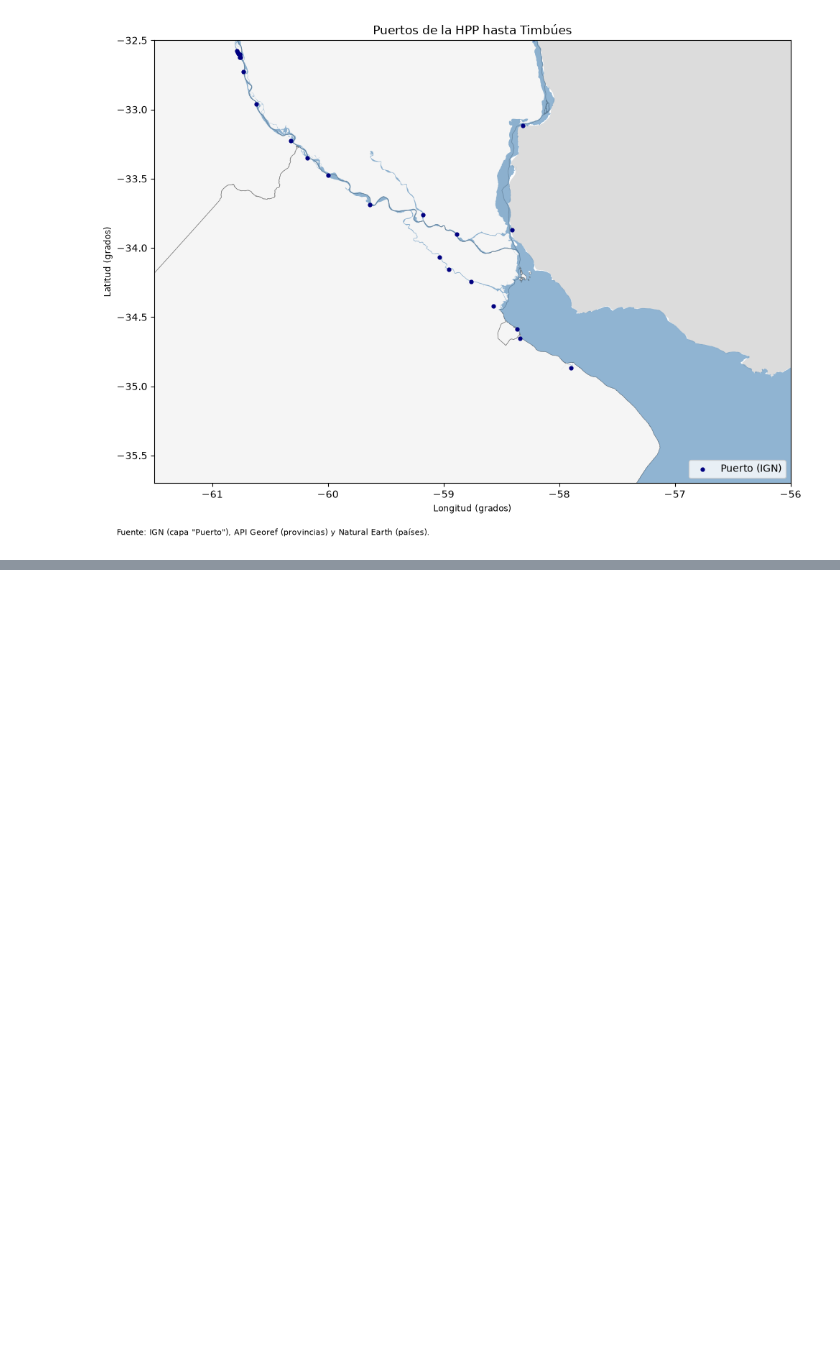
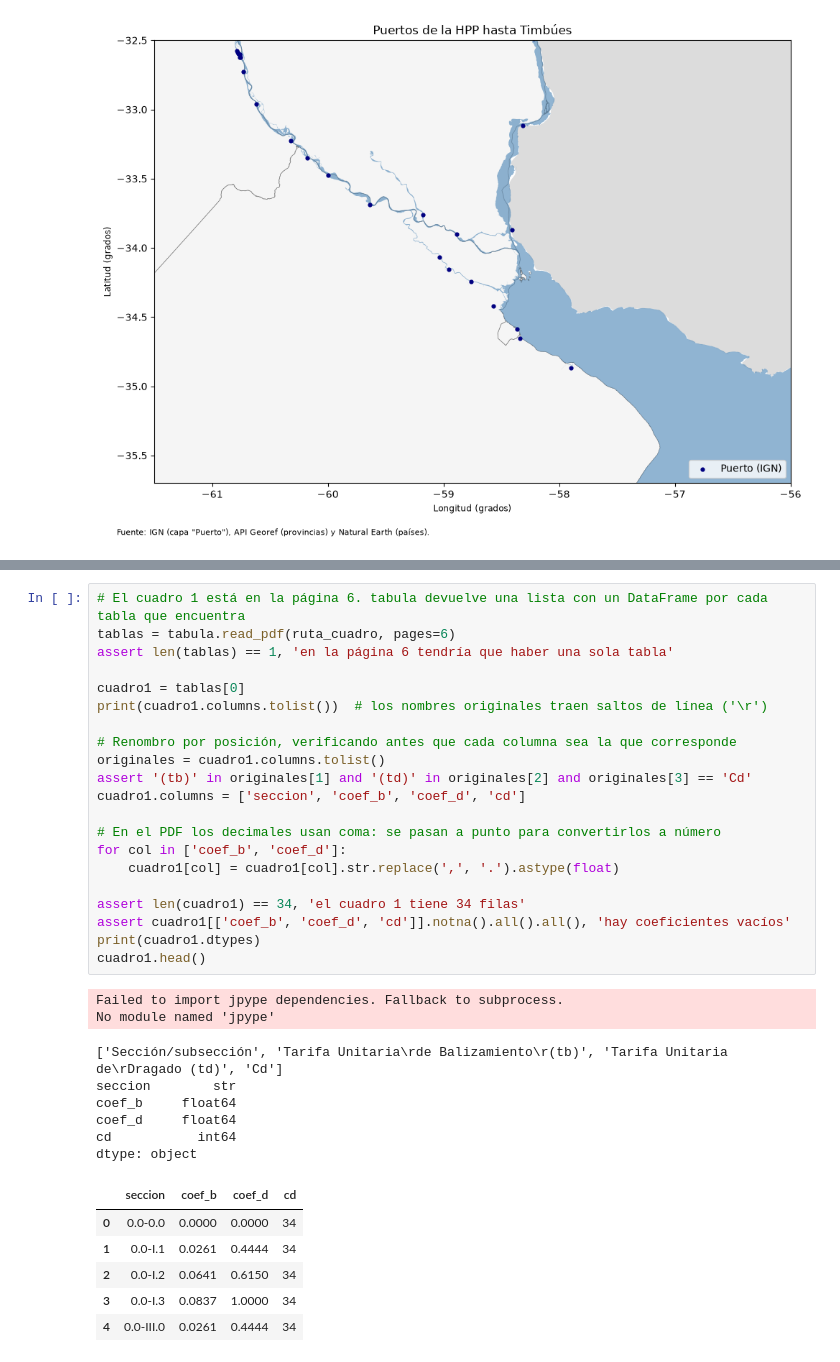
Before and after one commit to Demian-el06/Damian_Tp_integrador, a Jupyter notebook: TP6.ipynb, the cells around one changed output, grey strips where cells are left out. Drawn from its saved outputs; the diff is of its cells as text; blank space fills up the shorter version.

```diff
--- a/TP6.ipynb
+++ b/TP6.ipynb
@@ -560,0 +574,36 @@ plt.show()
+# %%
+# El cuadro 1 está en la página 6. tabula devuelve una lista con un DataFrame por cada tabla que encuentra
+tablas = tabula.read_pdf(ruta_cuadro, pages=6)
+assert len(tablas) == 1, 'en la página 6 tendría que haber una sola tabla'
+
+cuadro1 = tablas[0]
+print(cuadro1.columns.tolist())  # los nombres originales traen saltos de línea ('\r')
+
+# Renombro por posición, verificando antes que cada columna sea la que corresponde
+originales = cuadro1.columns.tolist()
+assert '(tb)' in originales[1] and '(td)' in originales[2] and originales[3] == 'Cd'
+cuadro1.columns = ['seccion', 'coef_b', 'coef_d', 'cd']
+
+# En el PDF los decimales usan coma: se pasan a punto para convertirlos a número
+for col in ['coef_b', 'coef_d']:
+    cuadro1[col] = cuadro1[col].str.replace(',', '.').astype(float)
+
+assert len(cuadro1) == 34, 'el cuadro 1 tiene 34 filas'
+assert cuadro1[['coef_b', 'coef_d', 'cd']].notna().all().all(), 'hay coeficientes vacíos'
+print(cuadro1.dtypes)
+cuadro1.head()
+# %% [output]
+Failed to import jpype dependencies. Fallback to subprocess.
+No module named 'jpype'
+['Sección/subsección', 'Tarifa Unitaria\rde Balizamiento\r(tb)', 'Tarifa Unitaria de\rDragado (td)', 'Cd']
+seccion        str
+coef_b     float64
+coef_d     float64
+cd           int64
+dtype: object
+|  | seccion | coef_b | coef_d | cd |
+| 0 | 0.0-0.0 | 0.0000 | 0.0000 | 34 |
+| 1 | 0.0-I.1 | 0.0261 | 0.4444 | 34 |
+| 2 | 0.0-I.2 | 0.0641 | 0.6150 | 34 |
+| 3 | 0.0-I.3 | 0.0837 | 1.0000 | 34 |
+| 4 | 0.0-III.0 | 0.0261 | 0.4444 | 34 |
```
Also changed, not shown: parts of 8 cells of this notebook, 2 other files.
